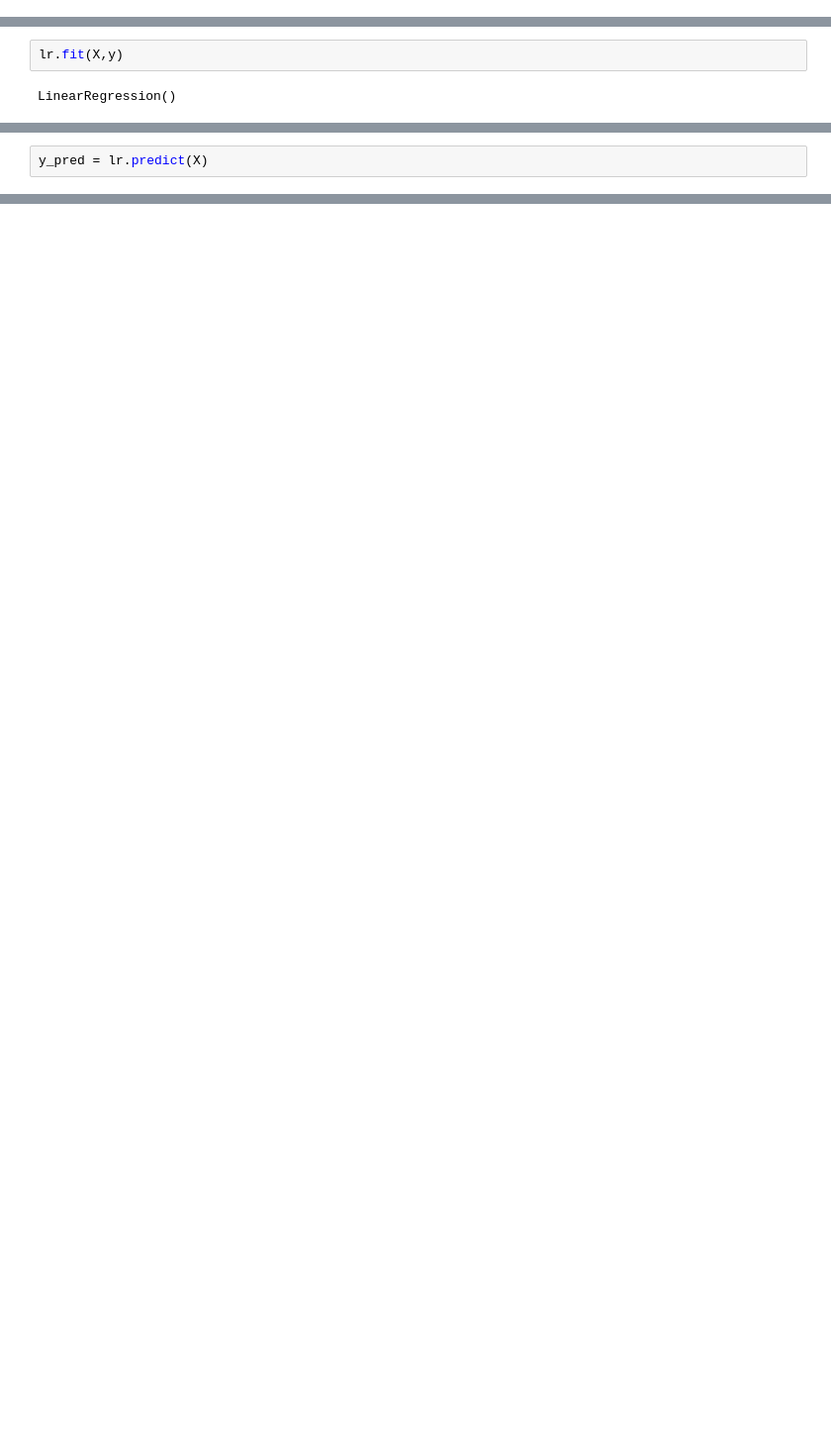
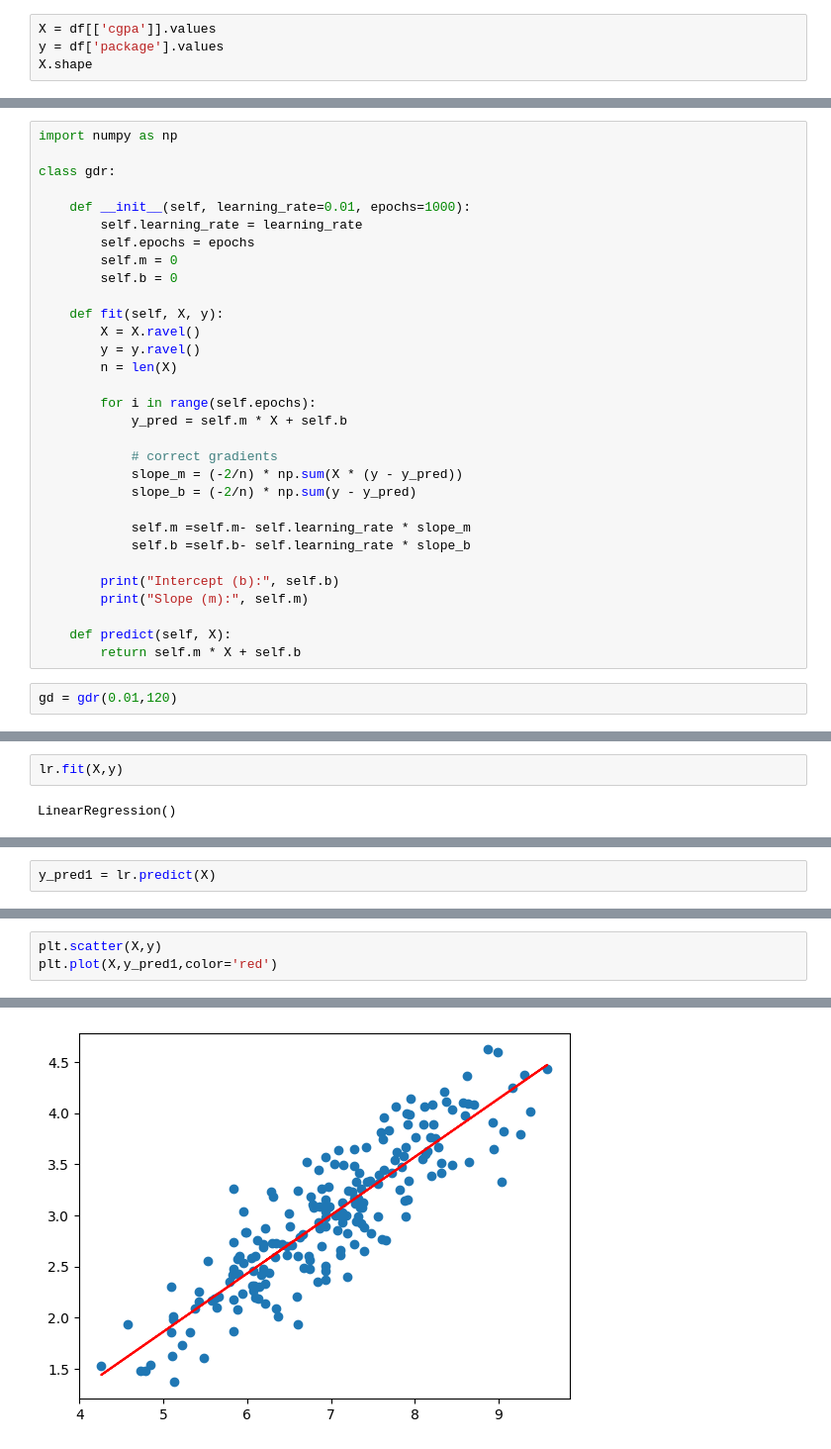
Before and after one commit to vikashkumar97983282-glitch/machine-learning, a Jupyter notebook: Gradient_descent.ipynb, the cells around one changed output, grey strips where cells are left out. Shown at 99% size. Cells and saved outputs as stored; diff of their text form; blank space fills up the shorter version.

Commit message:
apply gradient descent to calculate loss

```diff
--- a/Gradient_descent.ipynb
+++ b/Gradient_descent.ipynb
@@ -161,0 +18,4 @@ lr = LinearRegression()
+# %%
+X = df[['cgpa']].values
+y = df['package'].values
+X.shape
@@ -161,0 +26,33 @@ lr = LinearRegression()
+# %%
+import numpy as np
+
+class gdr:
+
+    def __init__(self, learning_rate=0.01, epochs=1000):
+        self.learning_rate = learning_rate
+        self.epochs = epochs
+        self.m = 0
+        self.b = 0
+
+    def fit(self, X, y):
+        X = X.ravel()
+        y = y.ravel()
+        n = len(X)
+
+        for i in range(self.epochs):
+            y_pred = self.m * X + self.b
+
+            # correct gradients
+            slope_m = (-2/n) * np.sum(X * (y - y_pred))
+            slope_b = (-2/n) * np.sum(y - y_pred)
+
+            self.m =self.m- self.learning_rate * slope_m
+            self.b =self.b- self.learning_rate * slope_b
+
+        print("Intercept (b):", self.b)
+        print("Slope (m):", self.m)
+
+    def predict(self, X):
+        return self.m * X + self.b
+# %%
+gd = gdr(0.01,120)
@@ -174,4 +94,4 @@ lr.intercept_
 # %%
-y_pred = lr.predict(X)
+y_pred1 = lr.predict(X)
 # %%
 from sklearn.metrics import r2_score
@@ -205,0 +102,4 @@ gd = GDRegressor(0.1,100)
+# %%
+plt.scatter(X,y)
+plt.plot(X,y_pred1,color='red')
+# %% [output]
@@ -205,0 +107 @@ gd = GDRegressor(0.1,100)
+[figure, added]
```
Also changed, not shown: parts of 60 cells of this notebook.
